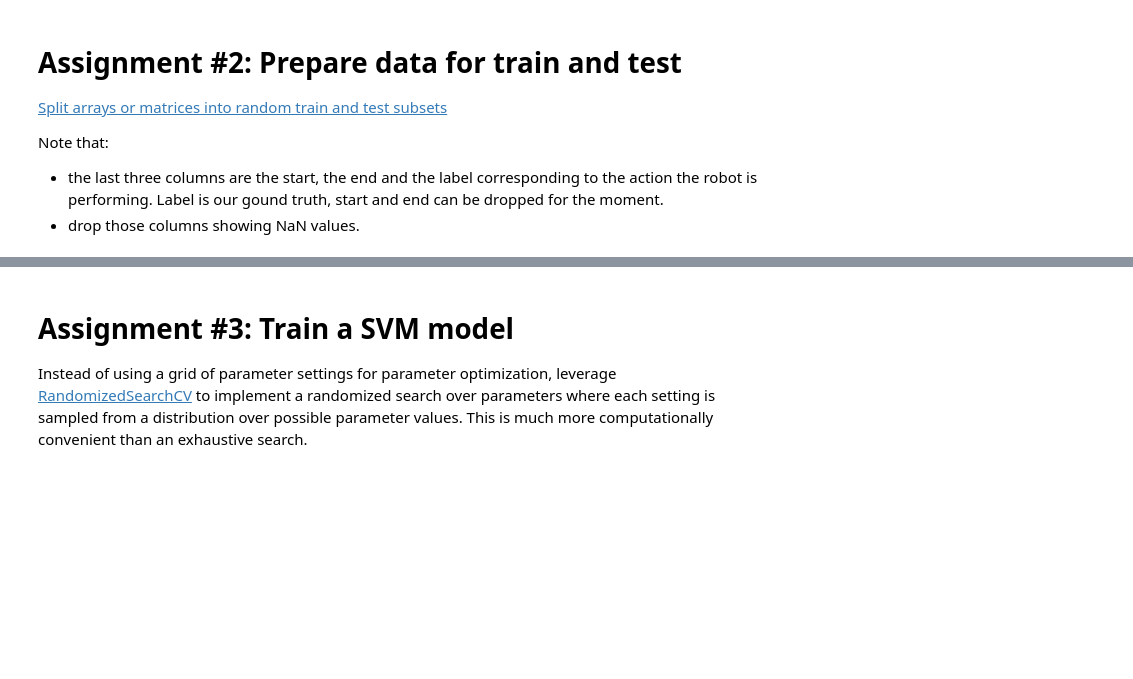
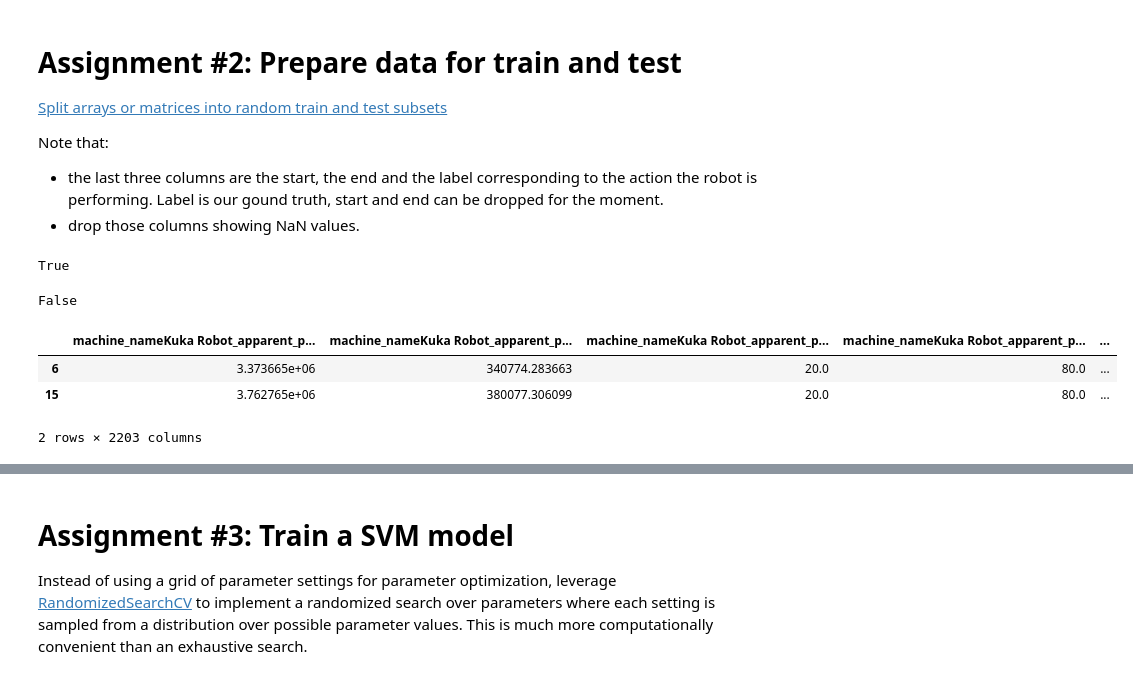
Before and after one commit to gabriquaranta/machine-learning-applications, a Jupyter notebook: LABFP/1_ML_time-series-assignment-B.ipynb, the cells around one changed output, grey strips where cells are left out. Drawn from its saved outputs; the diff is of its cells as text; code cells hidden in the pictures; blank space fills up the shorter version.

```diff
--- a/LABFP/1_ML_time-series-assignment-B.ipynb
+++ b/LABFP/1_ML_time-series-assignment-B.ipynb
@@ -31,7 +49,7 @@ from sklearn.feature_selection import SelectFromModel
 from sklearn.model_selection import RandomizedSearchCV
 from sklearn.feature_selection import VarianceThreshold
 
-ROOTDIR_DATASET_NORMAL = "/content/drive/MyDrive/TeachingAndThesis/MLinAPP/2023/data/Kuka_v1/normal"
+ROOTDIR_DATASET_NORMAL = "/content/drive/MyDrive/ml-apps/normal/"
 # %% [markdown]
 # Assignment #0: Write a function to create and plot a confusion matrix
 See [confusion_matrix](https://scikit-learn.org/stable/modules/generated/sklearn.metrics.confusion_matrix.html) in sklearn.
@@ -173,0 +212,4 @@ df_action, df, df_meta, action2int = get_df_action(filepath_csv, filepath_meta)
+# %%
+filepath_csv = [ROOTDIR_DATASET_NORMAL+f"rec{i}_20220811_rbtc_0.1s.csv" for i in [0,2,3,4]]
+filepath_meta = [ROOTDIR_DATASET_NORMAL+f"rec{i}_20220811_rbtc_0.1s.metadata" for i in [0,2,3,4]]
+df_action, df, df_meta, action2int = get_df_action(filepath_csv, filepath_meta)
@@ -322,5 +388,7 @@ Note that:
 *   drop those columns showing NaN values.
 # %%
 df_features.isnull().values.any()
+# %% [output]
+True
 # %%
-df_features_nonan = [...]
+df_features_nonan = df_features.dropna()
@@ -333,0 +395,11 @@ y_test = [...]
+# %%
+df_features_nonan.isnull().values.any()
+# %% [output]
+False
+# %%
+df_features_nonan.head(2)
+# %% [output]
+|  | machine_nameKuka Robot_apparent_p... | machine_nameKuka Robot_apparent_p... | machine_nameKuka Robot_apparent_p... | machine_nameKuka Robot_apparent_p... | ... |
+| 6 | 3.373665e+06 | 340774.283663 | 20.0 | 80.0 | ... |
+| 15 | 3.762765e+06 | 380077.306099 | 20.0 | 80.0 | ... |
+2 rows × 2203 columns
```
Also changed, not shown: parts of 30 cells of this notebook.
